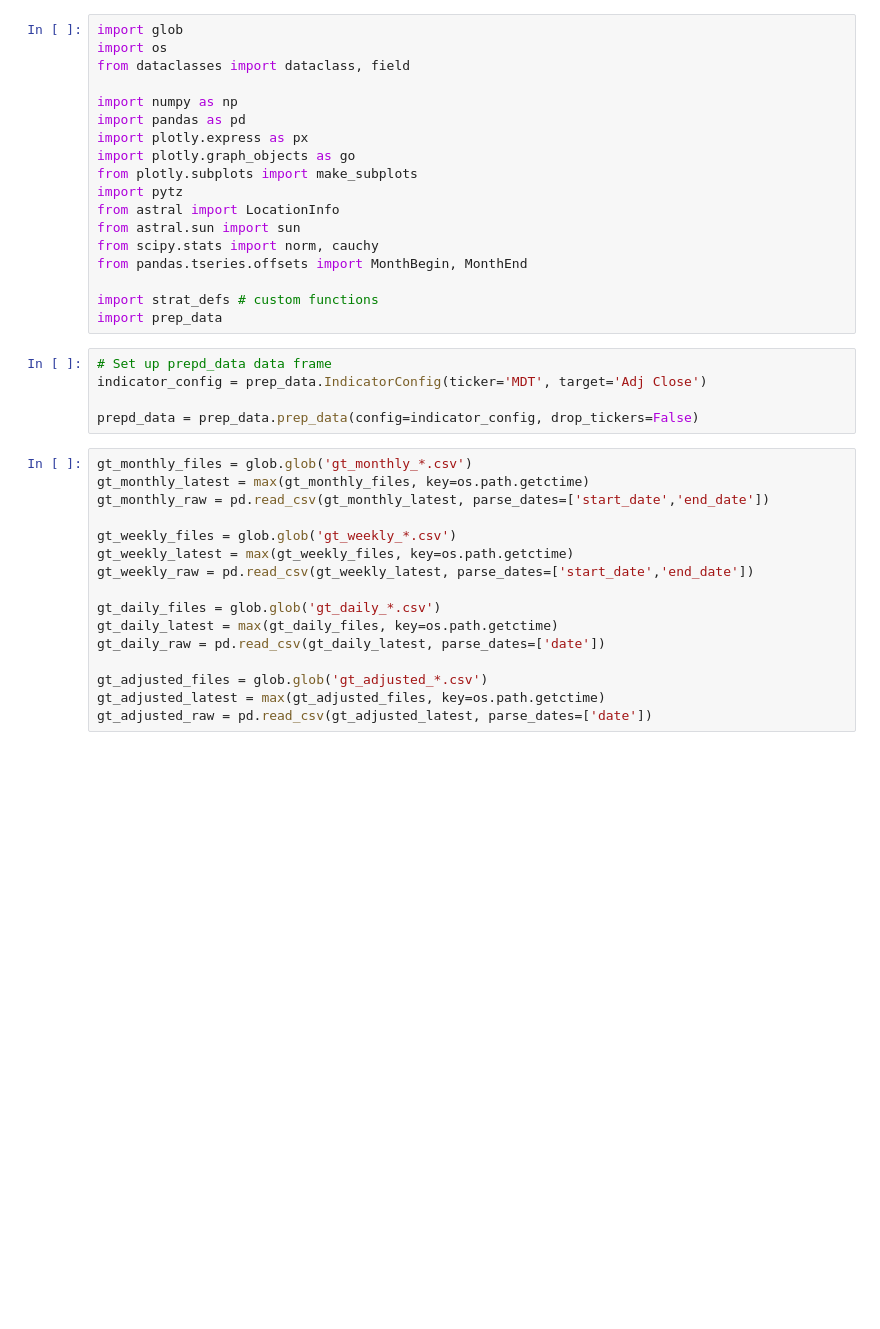
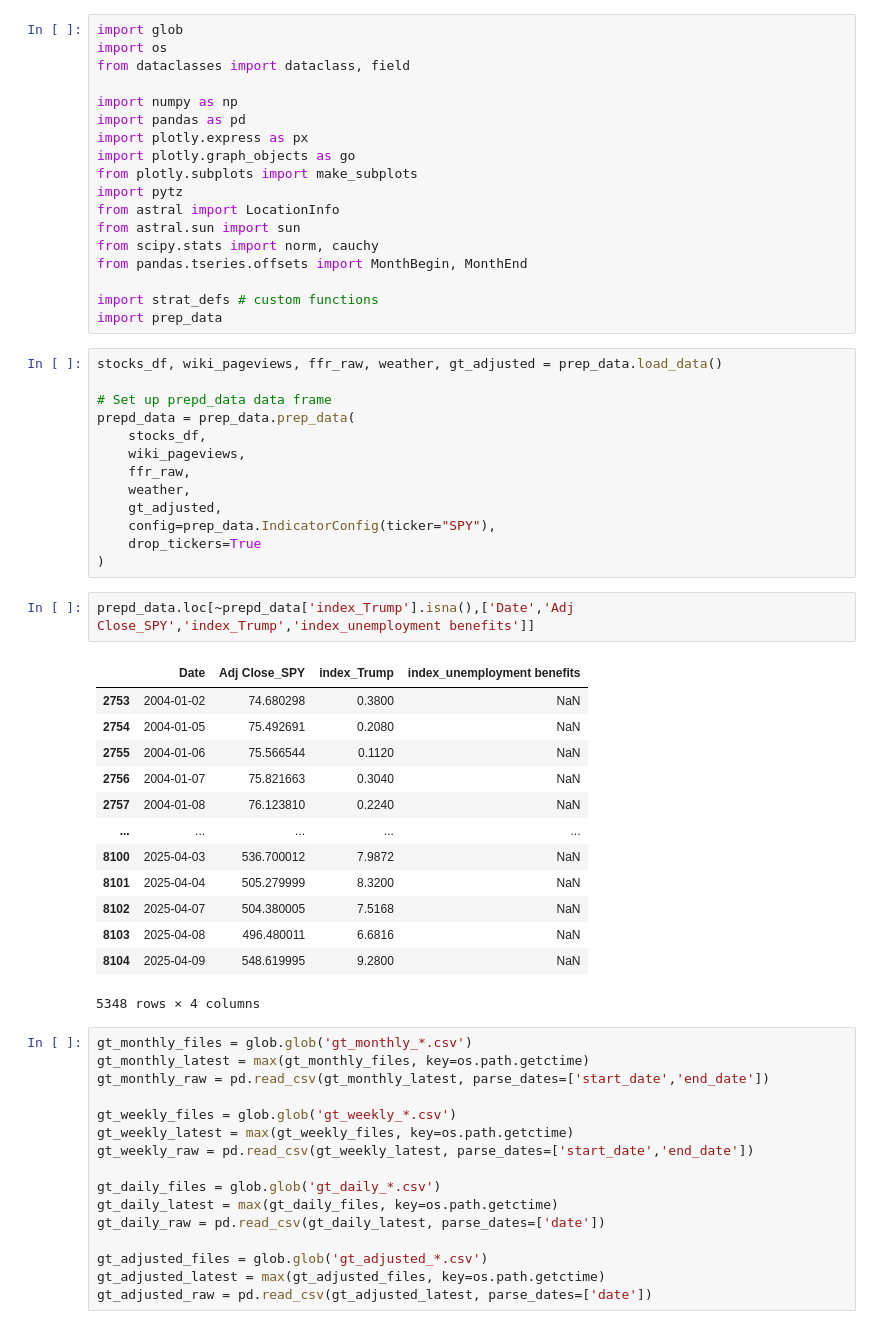
Before and after one commit to kylezengo/preds, a Jupyter notebook: Exploratory data analysis.ipynb, the cells around one changed output. Saved outputs shown, nothing was run; the diff lists cells and outputs as text; blank space fills up the shorter version.

```diff
--- a/Exploratory data analysis.ipynb
+++ b/Exploratory data analysis.ipynb
@@ -17,10 +17,34 @@ from pandas.tseries.offsets import MonthBegin, MonthEnd
 import strat_defs # custom functions
 import prep_data
 # %%
+stocks_df, wiki_pageviews, ffr_raw, weather, gt_adjusted = prep_data.load_data()
+
 # Set up prepd_data data frame
-indicator_config = prep_data.IndicatorConfig(ticker='MDT', target='Adj Close')
-
-prepd_data = prep_data.prep_data(config=indicator_config, drop_tickers=False)
+prepd_data = prep_data.prep_data(
+    stocks_df,
+    wiki_pageviews,
+    ffr_raw,
+    weather,
+    gt_adjusted,
+    config=prep_data.IndicatorConfig(ticker="SPY"),
+    drop_tickers=True
+)
+# %%
+prepd_data.loc[~prepd_data['index_Trump'].isna(),['Date','Adj Close_SPY','index_Trump','index_unemployment benefits']]
+# %% [output]
+|  | Date | Adj Close_SPY | index_Trump | index_unemployment benefits |
+| 2753 | 2004-01-02 | 74.680298 | 0.3800 | NaN |
+| 2754 | 2004-01-05 | 75.492691 | 0.2080 | NaN |
+| 2755 | 2004-01-06 | 75.566544 | 0.1120 | NaN |
+| 2756 | 2004-01-07 | 75.821663 | 0.3040 | NaN |
+| 2757 | 2004-01-08 | 76.123810 | 0.2240 | NaN |
+| ... | ... | ... | ... | ... |
+| 8100 | 2025-04-03 | 536.700012 | 7.9872 | NaN |
+| 8101 | 2025-04-04 | 505.279999 | 8.3200 | NaN |
+| 8102 | 2025-04-07 | 504.380005 | 7.5168 | NaN |
+| 8103 | 2025-04-08 | 496.480011 | 6.6816 | NaN |
+| 8104 | 2025-04-09 | 548.619995 | 9.2800 | NaN |
+5348 rows × 4 columns
 # %%
 gt_monthly_files = glob.glob('gt_monthly_*.csv')
 gt_monthly_latest = max(gt_monthly_files, key=os.path.getctime)
```
Also changed, not shown: parts of 2 cells of this notebook, 5 other files.
